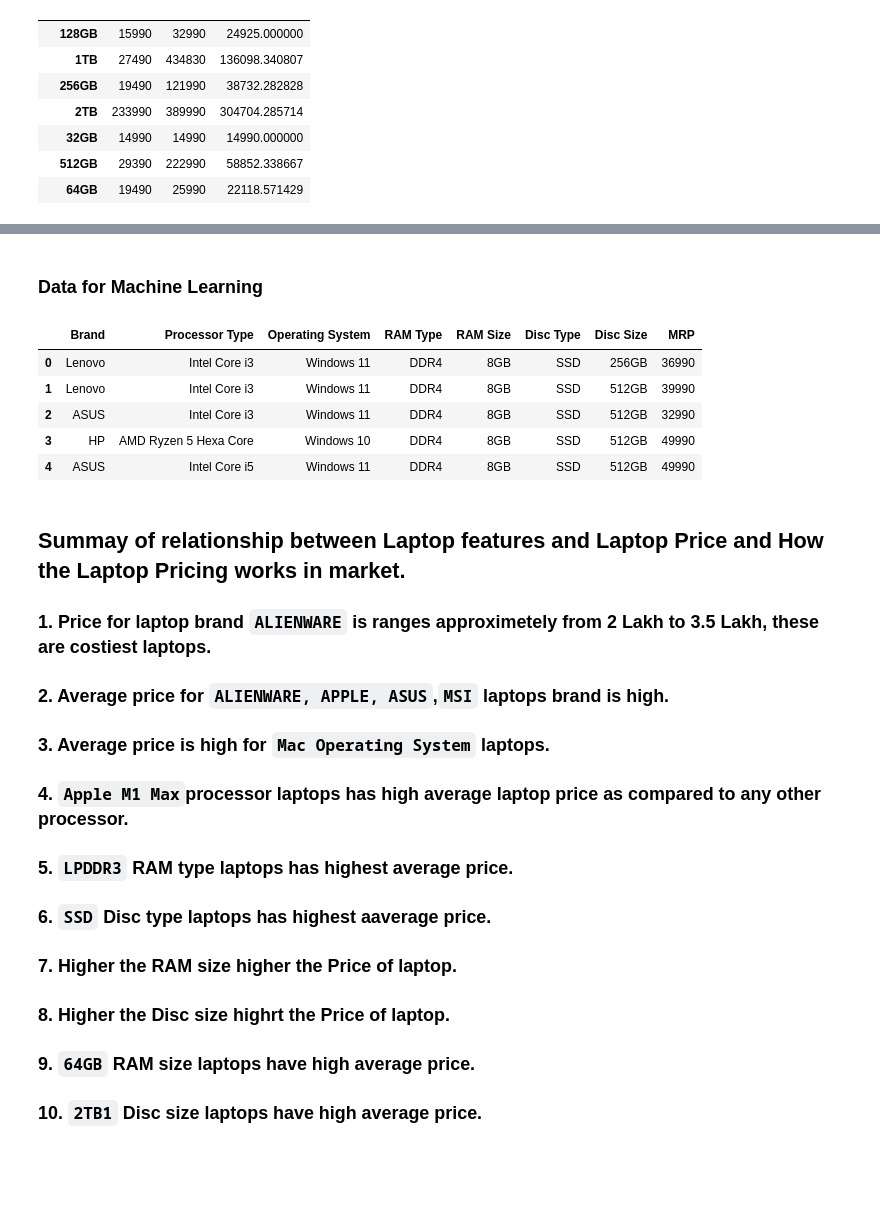
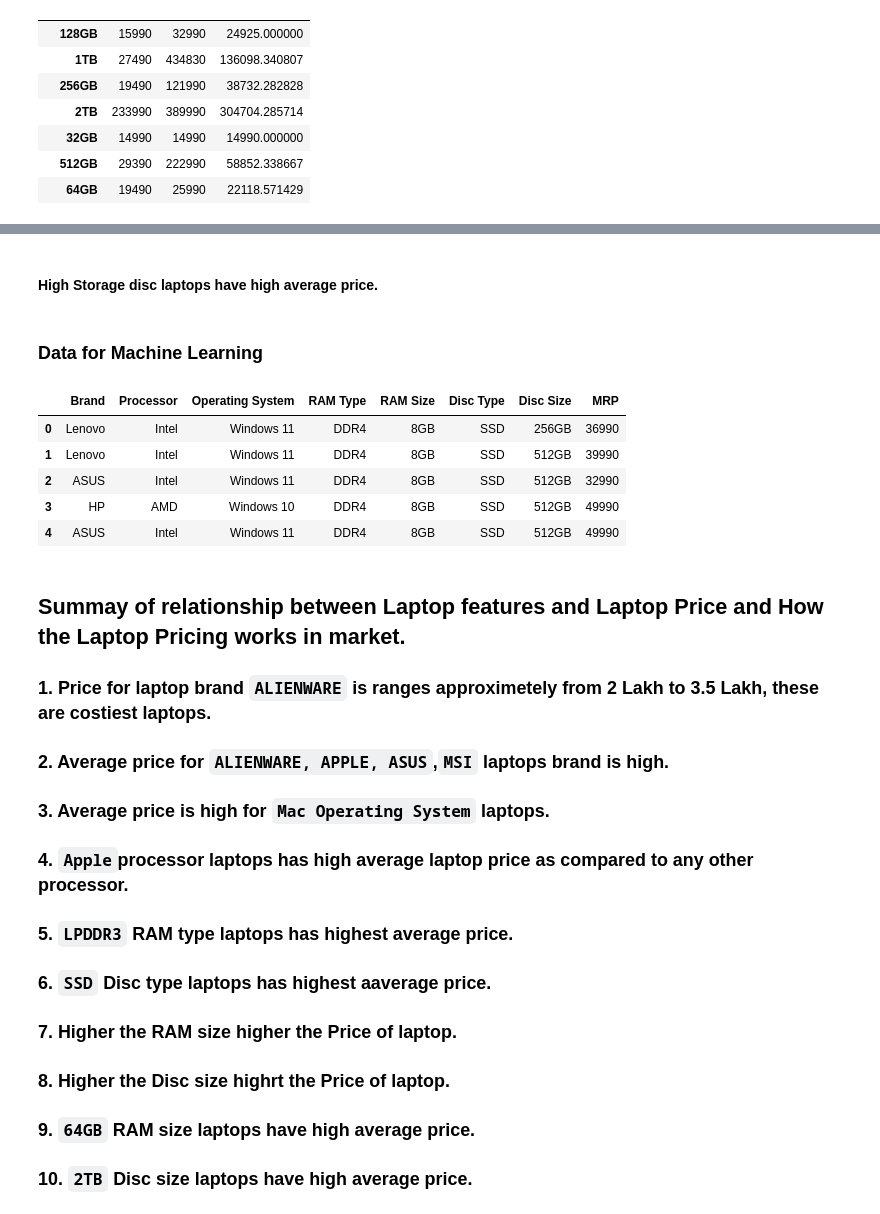
Before and after one commit to surajh8596/Laptop_Price_Prediction_Data_App, a Jupyter notebook: laptop_price_prediction/Business Insights on Flipkart Laptop Pricing .ipynb, the cells around one changed output, grey strips where cells are left out. Drawn from its saved outputs; the diff is of its cells as text; code cells hidden in the pictures; blank space fills up the shorter version.

```diff
--- a/laptop_price_prediction/Business Insights on Flipkart Laptop Pricing .ipynb
+++ b/laptop_price_prediction/Business Insights on Flipkart Laptop Pricing .ipynb
@@ -204,0 +207,6 @@ len(df[df['Processor Type']==''])
+# %%
+df['Processor Type'].replace("Gen Intel Evo Core i5","Intel Evo Core i5", inplace=True)
+# %%
+df[['Processor','x','y','z','a']]=df['Processor Type'].str.split(" ", expand=True)
+df.drop(['Processor Type','x','y','z','a'], axis=1, inplace=True)
+df['Processor'].unique()
@@ -304,16 +314,16 @@ len(df[df['Storage']==''])
 # %% [markdown]
 **These are 10 missing rows in the Storage Column, fill these rows with suitable value.**
 # %%
-df.iloc[83,7]='128GB EMMC'
-df.iloc[89,7]='64GB EMMC'
-df.iloc[96,7]='64GB EMMC'
-df.iloc[345,7]='32GB EMMC'
-df.iloc[509,7]='64GB EMMC'
-df.iloc[544,7]='64GB EMMC'
-df.iloc[559,7]='64GB EMMC'
-df.iloc[632,7]='128GB EMMC'
-df.iloc[695,7]='64GB EMMC'
-df.iloc[715,7]='64GB EMMC'
+df.iloc[83,6]='128GB EMMC'
+df.iloc[89,6]='64GB EMMC'
+df.iloc[96,6]='64GB EMMC'
+df.iloc[345,6]='32GB EMMC'
+df.iloc[509,6]='64GB EMMC'
+df.iloc[544,6]='64GB EMMC'
+df.iloc[559,6]='64GB EMMC'
+df.iloc[632,6]='128GB EMMC'
+df.iloc[695,6]='64GB EMMC'
+df.iloc[715,6]='64GB EMMC'
 # %%
 len(df[df['Storage']==''])
 # %% [output]
@@ -626,25 +686,27 @@ df.groupby('Disc Size').agg({'MRP' : ['min', 'max', 'mean']})
+# %% [markdown]
+#### High Storage disc laptops have high average price.
 # %% [markdown]
 ### Data for Machine Learning
 # %%
-data=df[['Brand','Processor Type','Operating System','RAM Type','RAM Size','Disc Type','Disc Size','MRP']]
+data=df[['Brand','Processor','Operating System','RAM Type','RAM Size','Disc Type','Disc Size','MRP']]
 data.to_csv('laptop_price.csv', index=False)
 data.head()
 # %% [output]
-|  | Brand | Processor Type | Operating System | RAM Type | RAM Size | Disc Type | Disc Size | MRP |
-| 0 | Lenovo | Intel Core i3 | Windows 11 | DDR4 | 8GB | SSD | 256GB | 36990 |
-| 1 | Lenovo | Intel Core i3 | Windows 11 | DDR4 | 8GB | SSD | 512GB | 39990 |
-| 2 | ASUS | Intel Core i3 | Windows 11 | DDR4 | 8GB | SSD | 512GB | 32990 |
-| 3 | HP | AMD Ryzen 5 Hexa Core | Windows 10 | DDR4 | 8GB | SSD | 512GB | 49990 |
-| 4 | ASUS | Intel Core i5 | Windows 11 | DDR4 | 8GB | SSD | 512GB | 49990 |
+|  | Brand | Processor | Operating System | RAM Type | RAM Size | Disc Type | Disc Size | MRP |
+| 0 | Lenovo | Intel | Windows 11 | DDR4 | 8GB | SSD | 256GB | 36990 |
+| 1 | Lenovo | Intel | Windows 11 | DDR4 | 8GB | SSD | 512GB | 39990 |
+| 2 | ASUS | Intel | Windows 11 | DDR4 | 8GB | SSD | 512GB | 32990 |
+| 3 | HP | AMD | Windows 10 | DDR4 | 8GB | SSD | 512GB | 49990 |
+| 4 | ASUS | Intel | Windows 11 | DDR4 | 8GB | SSD | 512GB | 49990 |
 # %% [markdown]
 ## Summay of relationship between Laptop features and Laptop Price and How the Laptop Pricing works in market.
 ### 1. Price for laptop brand `ALIENWARE` is ranges approximetely from 2 Lakh to 3.5 Lakh, these are costiest laptops.
 ### 2. Average price for `ALIENWARE, APPLE, ASUS`,`MSI` laptops brand is high.
 ### 3. Average price is high for `Mac Operating System` laptops.
-### 4. `Apple M1 Max`processor laptops has high average laptop price as compared to any other processor.
+### 4. `Apple`processor laptops has high average laptop price as compared to any other processor.
 ### 5.  `LPDDR3` RAM type laptops has highest average price.
 ### 6. `SSD` Disc type laptops has highest aaverage price.
 ### 7. Higher the RAM size higher the Price of laptop.
 ### 8. Higher the Disc size highrt the Price of laptop.
 ### 9. `64GB` RAM size laptops have high average price.
-### 10. `2TB1` Disc size laptops have high average price.
+### 10. `2TB` Disc size laptops have high average price.
```
Also changed, not shown: parts of 24 cells of this notebook, 1 other file.
